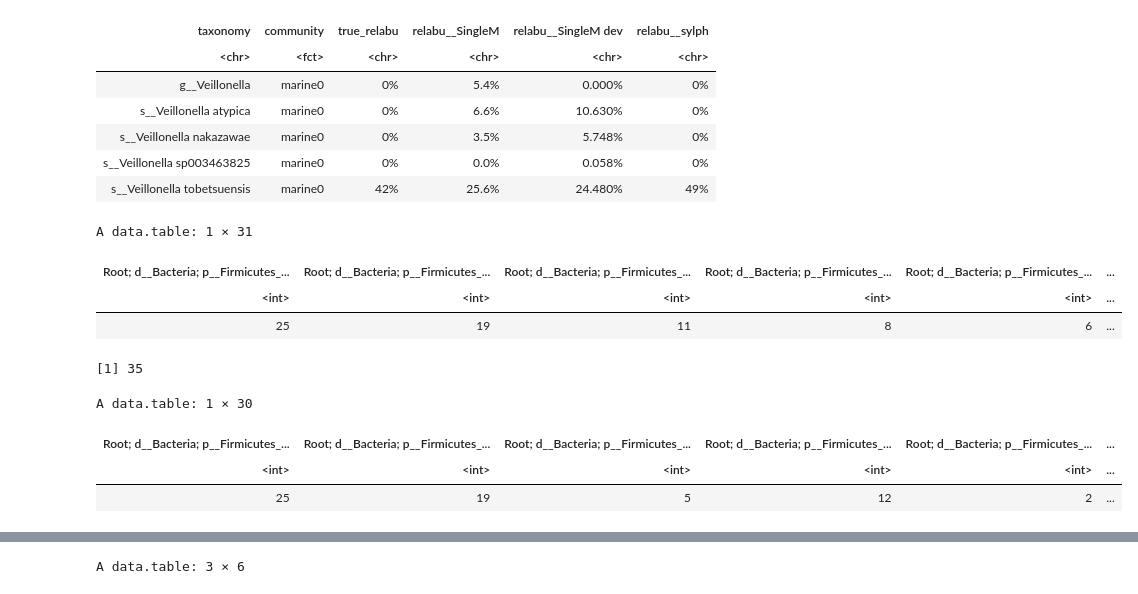
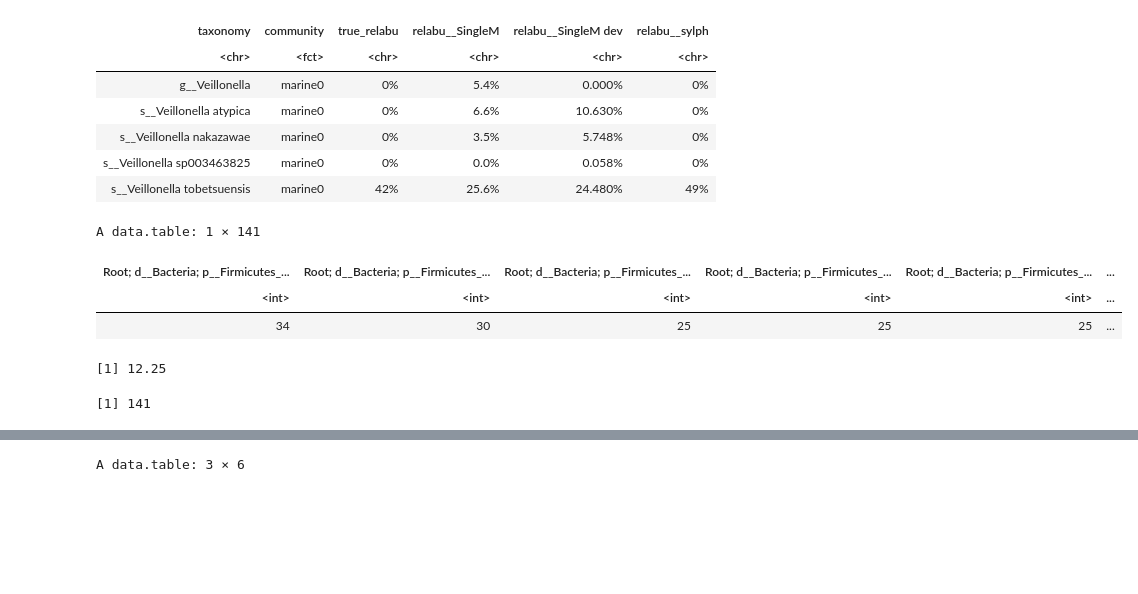
Before and after one commit to timbalam/singlem-benchmarking, a Jupyter notebook: 5_novelty/plot.ipynb, the cells around one changed output, grey strips where cells are left out. Saved outputs shown, nothing was run; the diff lists cells and outputs as text; code cells hidden in the pictures; blank space fills up the shorter version.

```diff
--- a/5_novelty/plot.ipynb
+++ b/5_novelty/plot.ipynb
@@ -226,0 +219,16 @@ setnames(obh, names(obh)[!names(obh) %in% c("marker", "domain", "coverage")], fi
+# %%
+# read proportions
+fix_names <- function(old)
+    purrr::map_chr(strsplit(old, "; ?"), function(x) paste0(x, collapse = "; "))
+
+params <- data.table(expand.grid(div = c(2, 3, 4, 6), top = c(2, 5, 10)))
+bhl <- params[
+    ,
+    melt(fread(paste0("debug/div", div, "top", top, "/marine0_hits.tsv"))[coverage > 2],
+         id.vars = c("sample", "marker", "domain", "coverage")),
+    by = list(div, top)
+][
+    coverage > 2,
+]
+bhl[, variable := `levels<-`(variable, fix_names(levels(variable)))]
+bhl[, score := ifelse(value == 3, 1, ifelse(value == 2, ifelse(grepl("; s__", variable), div, top), value))]
@@ -227,2 +246,6 @@ setnames(obh, names(obh)[!names(obh) %in% c("marker", "domain", "coverage")], fi
+# %%
+bh_sum <- bhl[, list(score = ifelse(any(score > 0), min(score[score > 0]), 0)), by = list(sample, marker, domain, coverage, variable)]
+# %%
+bh <- dcast(bh_sum, sample + marker + domain + coverage ~ variable, value.var = "score", fill = 0)
 # %%
 format_props <- function(m) {
@@ -298,48 +297,29 @@ A data.table: 5 × 6
 | s__Veillonella sp003463825 | marine0 | 0% | 0.0% | 0.058% | 0% |
 | s__Veillonella tobetsuensis | marine0 | 42% | 25.6% | 24.480% | 49% |
 # %%
-va_cols <- names(bh)[grepl("g__Veillonella", names(bh))]
-vabh = bh[rowSums(bh[, va_cols, with = FALSE]) > 0][
+vabh = bh[rowSums(bh[, grep(value = TRUE, "g__Veillonella", names(bh)), with = FALSE]) > 0][
     grepl("Bacteria", domain),
-    -"domain"
+    -c("sample", "domain")
 ]
-vabh[
+vabh_mks <- vabh[
     ,
     lapply(.SD, function(x) any(x > 0)),
     .SDcols = -"coverage",
     by = list(marker)
 ][
     ,
     lapply(.SD, sum),
     .SDcols = -"marker"
-][, .SD, .SDcols = function(x) x > 0]
+][, as.list(sort(unlist(.SD), decreasing = TRUE)), .SDcols = function(x) x > 0]
+vabh_mks
 # %% [output]
-A data.table: 1 × 31
+A data.table: 1 × 141
 | Root; d__Bacteria; p__Firmicutes_... | Root; d__Bacteria; p__Firmicutes_... | Root; d__Bacteria; p__Firmicutes_... | Root; d__Bacteria; p__Firmicutes_... | Root; d__Bacteria; p__Firmicutes_... | ... |
 | <int> | <int> | <int> | <int> | <int> | ... |
-| 25 | 19 | 11 | 8 | 6 | ... |
+| 34 | 30 | 25 | 25 | 25 | ... |
 # %%
-vabh[, length(unique(marker))]
+vabh[, length(unique(marker))] * 0.35
+length(vabh_mks)
 # %% [output]
-[1] 35
+[1] 12.25
+[1] 141
-# %%
-ova_cols <- names(obh)[grepl("g__Veillonella", names(obh))]
-ovabh = obh[rowSums(obh[, ova_cols, with = FALSE]) > 0][
-    grepl("Bacteria", domain),
-    -"domain"
-]
-ovabh[
-    ,
-    lapply(.SD, function(x) any(x > 0)),
-    .SDcols = -"coverage",
-    by = list(marker)
-][
-    ,
-    lapply(.SD, sum),
-    .SDcols = -"marker"
-][, .SD, .SDcols = function(x) x > 0]
-# %% [output]
-A data.table: 1 × 30
-| Root; d__Bacteria; p__Firmicutes_... | Root; d__Bacteria; p__Firmicutes_... | Root; d__Bacteria; p__Firmicutes_... | Root; d__Bacteria; p__Firmicutes_... | Root; d__Bacteria; p__Firmicutes_... | ... |
-| <int> | <int> | <int> | <int> | <int> | ... |
-| 25 | 19 | 5 | 12 | 2 | ... |
```
Also changed, not shown: parts of 12 cells of this notebook, 3 other files.
